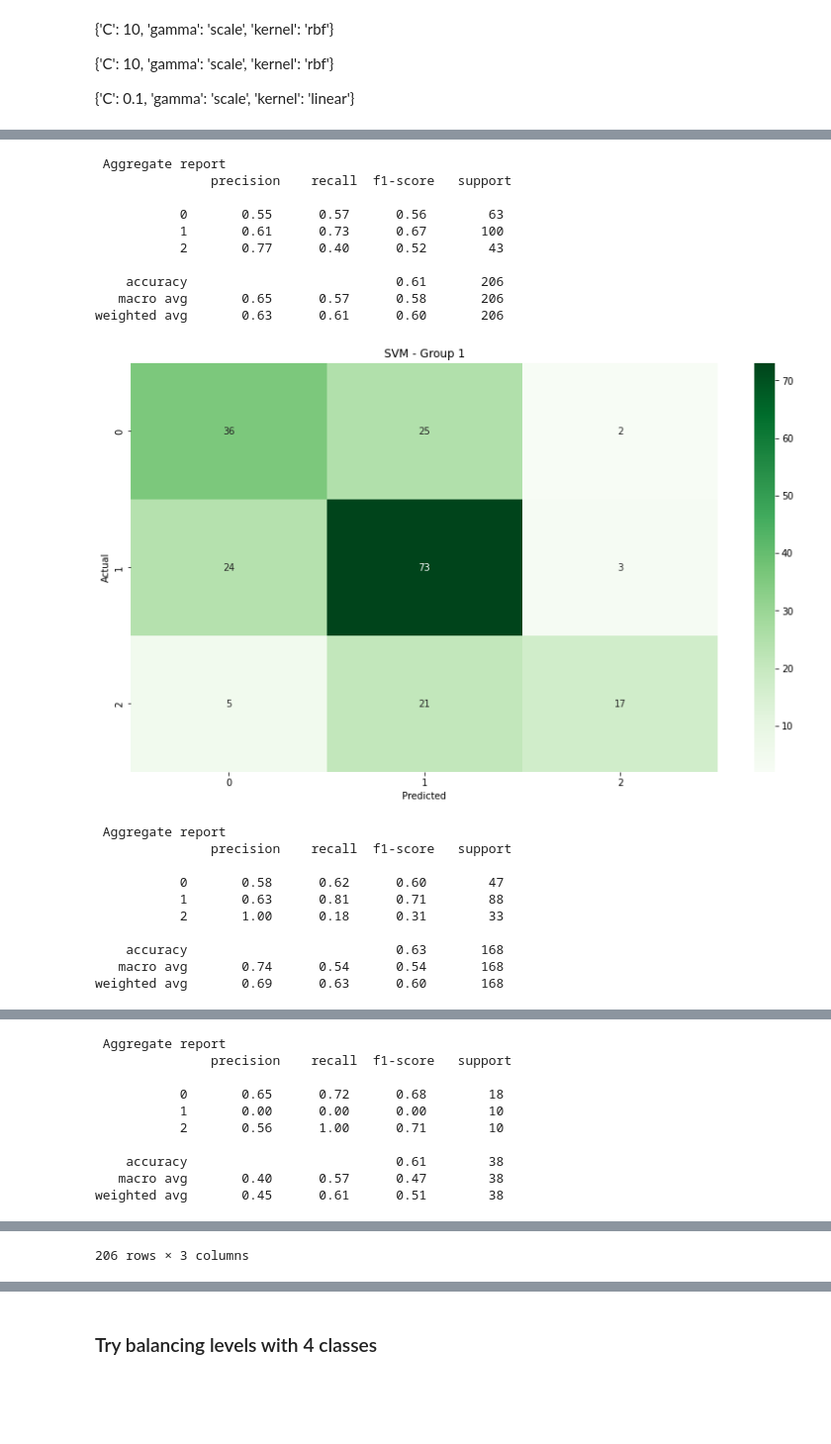
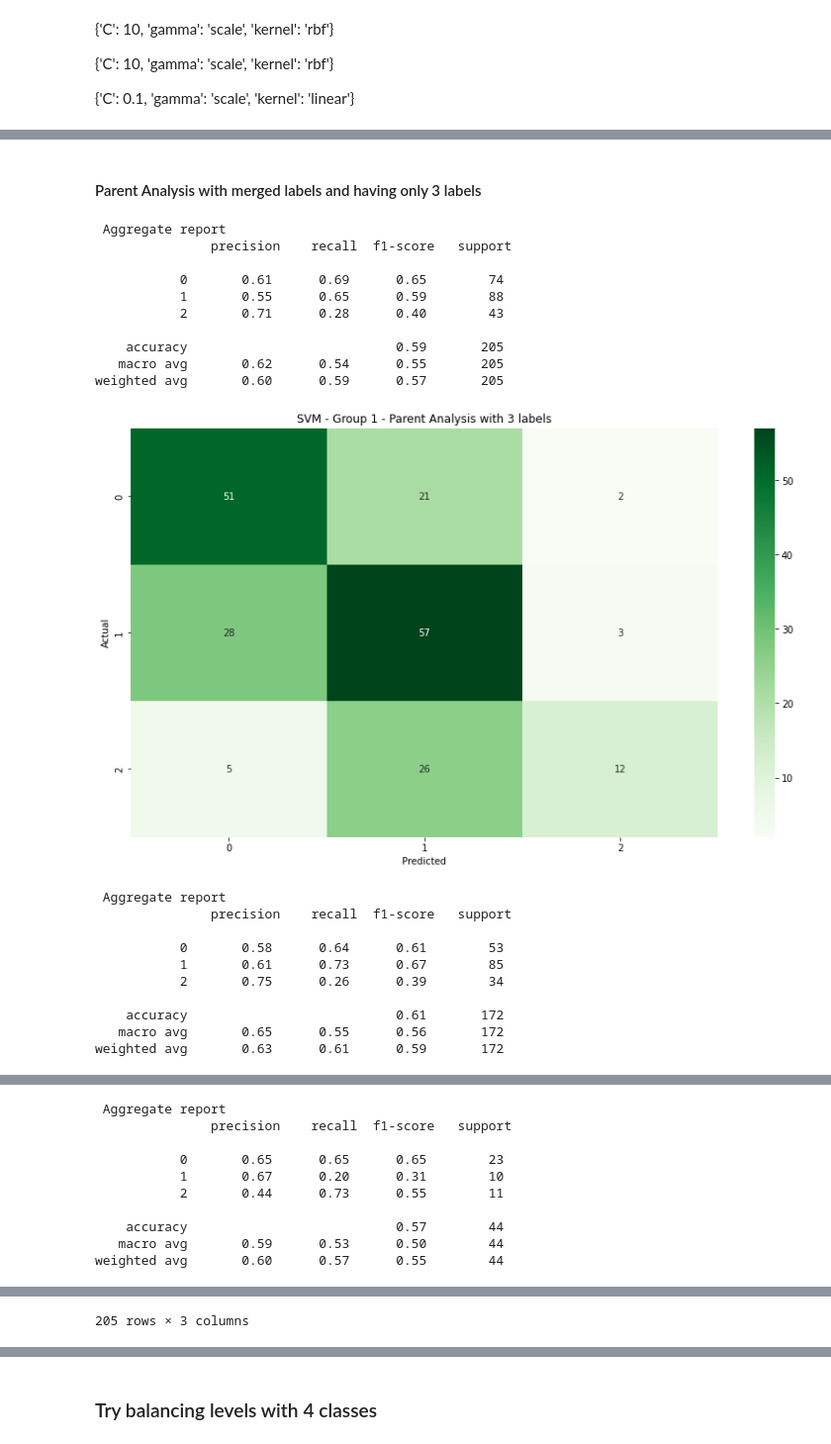
Before and after one commit to TheSameerAhmed/anger-detection-ml, a Jupyter notebook: modelling/modelling.ipynb, the cells around one changed output, grey strips where cells are left out. Shown: that part at 99% size. Saved outputs shown, nothing was run; the diff lists cells and outputs as text; code cells hidden in the pictures; blank space fills up the shorter version.

```diff
--- a/modelling/modelling.ipynb
+++ b/modelling/modelling.ipynb
@@ -507,7 +475,7 @@ for i in range(3):
     svm_model = svm.SVC(kernel='rbf', gamma=gamma[i], C=c[i])
     actual, predicted, X_test_list[i] = run_model(svm_model, lst_df[i], lst_label_np[i],label_name=label)
 
-    confusion_matrix_graph(f"SVM - Group {i+1}", actual, predicted, ['0', '1', '2', '3'])
+    confusion_matrix_graph(f"SVM - Group {i+1} - Segment Analysis with all labels", actual, predicted, ['0', '1', '2', '3'])
 # %% [output]
 Feature set: Index(['analyse_harmonics', 'get_max_intensity', 'analyse_intensity',
        'analyse_pitch', 'analyse_pitch_range', 'analyse_shimmer',
@@ -588,7 +560,7 @@ for i in range(0,len(X_test_list)):
     df_i_merged = df_i_2.merge(df_i_merged, on='parent_file_train')
     max_parent_df_list.append(df_i_merged)
 
-    confusion_matrix_graph(f"SVM - Group {i+1}", df_i_merged['parent_label_train'], df_i_merged['segment_predictions'], ['0', '1', '2', '3'])
+    confusion_matrix_graph(f"SVM - Group {i+1} - Parent Analysis with all labels", df_i_merged['parent_label_train'], df_i_merged['segment_predictions'], ['0', '1', '2', '3'])
 
 max_parent_df_list[0]
 # %% [output]
@@ -721,7 +691,7 @@ for i in range(3):
     svm_model = svm.SVC(kernel=kernel[i], gamma='scale', C=c[i])
     actual, predicted, X_test_list[i] = run_model(svm_model, lst_df[i], lst_label_np[i],label_name=label)
 
-    confusion_matrix_graph(f"SVM - Group {i+1}", actual, predicted, ['0', '1', '2'])
+    confusion_matrix_graph(f"SVM - Group {i+1} - Segment Analysis with 3 labels", actual, predicted, ['0', '1', '2'])
 # %% [output]
 Feature set: Index(['analyse_harmonics', 'get_max_intensity', 'analyse_intensity',
        'analyse_pitch', 'analyse_pitch_range', 'analyse_shimmer',
@@ -785,40 +760,42 @@ Improvements in all but noisy, it seems to still not be able to predict anything
+# %% [markdown]
+#### Parent Analysis with merged labels and having only 3 labels
 # %%
 max_parent_df_list = []
 
 for i in range(0,len(X_test_list)):
-    # Each dataset: agg, non oisy and noisy, find max segment predictions for each parent_file_train
+    # Each dataset: agg, non noisy and noisy, find max segment predictions for each parent_file_train
     df_i = X_test_list[i]
     #display(df_i)
     df_i_merged = df_i.groupby('parent_file_train')['segment_predictions'].max().reset_index()
 
     # Get parent label for each parent_file
     #df_i = lst_df[i]
     df_i_2 = df_i.groupby('parent_file_train')['parent_label_train'].max().reset_index()
     df_i_merged = df_i_2.merge(df_i_merged, on='parent_file_train')
     max_parent_df_list.append(df_i_merged)
 
-    confusion_matrix_graph(f"SVM - Group {i+1}", df_i_merged['parent_label_train'], df_i_merged['segment_predictions'], ['0', '1', '2'])
+    confusion_matrix_graph(f"SVM - Group {i+1} - Parent Analysis with 3 labels", df_i_merged['parent_label_train'], df_i_merged['segment_predictions'], ['0', '1', '2'])
 
 max_parent_df_list[0]
 # %% [output]
  Aggregate report
                precision    recall  f1-score   support
 
-           0       0.55      0.57      0.56        63
-           1       0.61      0.73      0.67       100
-           2       0.77      0.40      0.52        43
+           0       0.61      0.69      0.65        74
+           1       0.55      0.65      0.59        88
+           2       0.71      0.28      0.40        43
 
-    accuracy                           0.61       206
-   macro avg       0.65      0.57      0.58       206
-weighted avg       0.63      0.61      0.60       206
+    accuracy                           0.59       205
+   macro avg       0.62      0.54      0.55       205
+weighted avg       0.60      0.59      0.57       205
-[figure, old version]
+[figure, new version]
  Aggregate report
                precision    recall  f1-score   support
 
-           0       0.58      0.62      0.60        47
-           1       0.63      0.81      0.71        88
-           2       1.00      0.18      0.31        33
+           0       0.58      0.64      0.61        53
+           1       0.61      0.73      0.67        85
+           2       0.75      0.26      0.39        34
 
-    accuracy                           0.63       168
-   macro avg       0.74      0.54      0.54       168
-weighted avg       0.69      0.63      0.60       168
+    accuracy                           0.61       172
+   macro avg       0.65      0.55      0.56       172
+weighted avg       0.63      0.61      0.59       172
@@ -826,10 +803,10 @@ weighted avg       0.69      0.63      0.60       168
  Aggregate report
                precision    recall  f1-score   support
 
-           0       0.65      0.72      0.68        18
-           1       0.00      0.00      0.00        10
-           2       0.56      1.00      0.71        10
+           0       0.65      0.65      0.65        23
+           1       0.67      0.20      0.31        10
+           2       0.44      0.73      0.55        11
 
-    accuracy                           0.61        38
-   macro avg       0.40      0.57      0.47        38
-weighted avg       0.45      0.61      0.51        38
+    accuracy                           0.57        44
+   macro avg       0.59      0.53      0.50        44
+weighted avg       0.60      0.57      0.55        44
@@ -849 +826 @@ weighted avg       0.45      0.61      0.51        38
-206 rows × 3 columns
+205 rows × 3 columns
```
Also changed, not shown: parts of 120 cells of this notebook.
